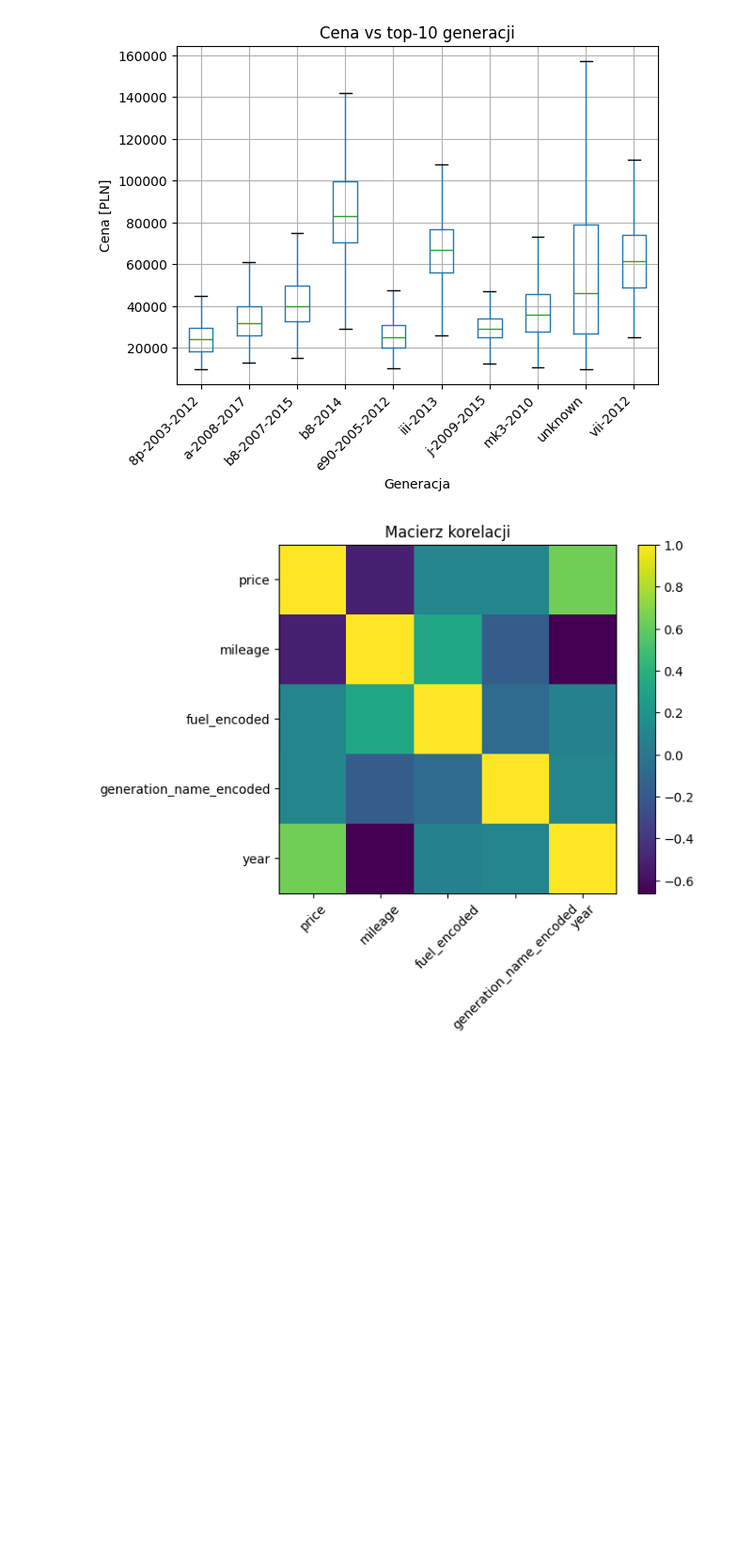
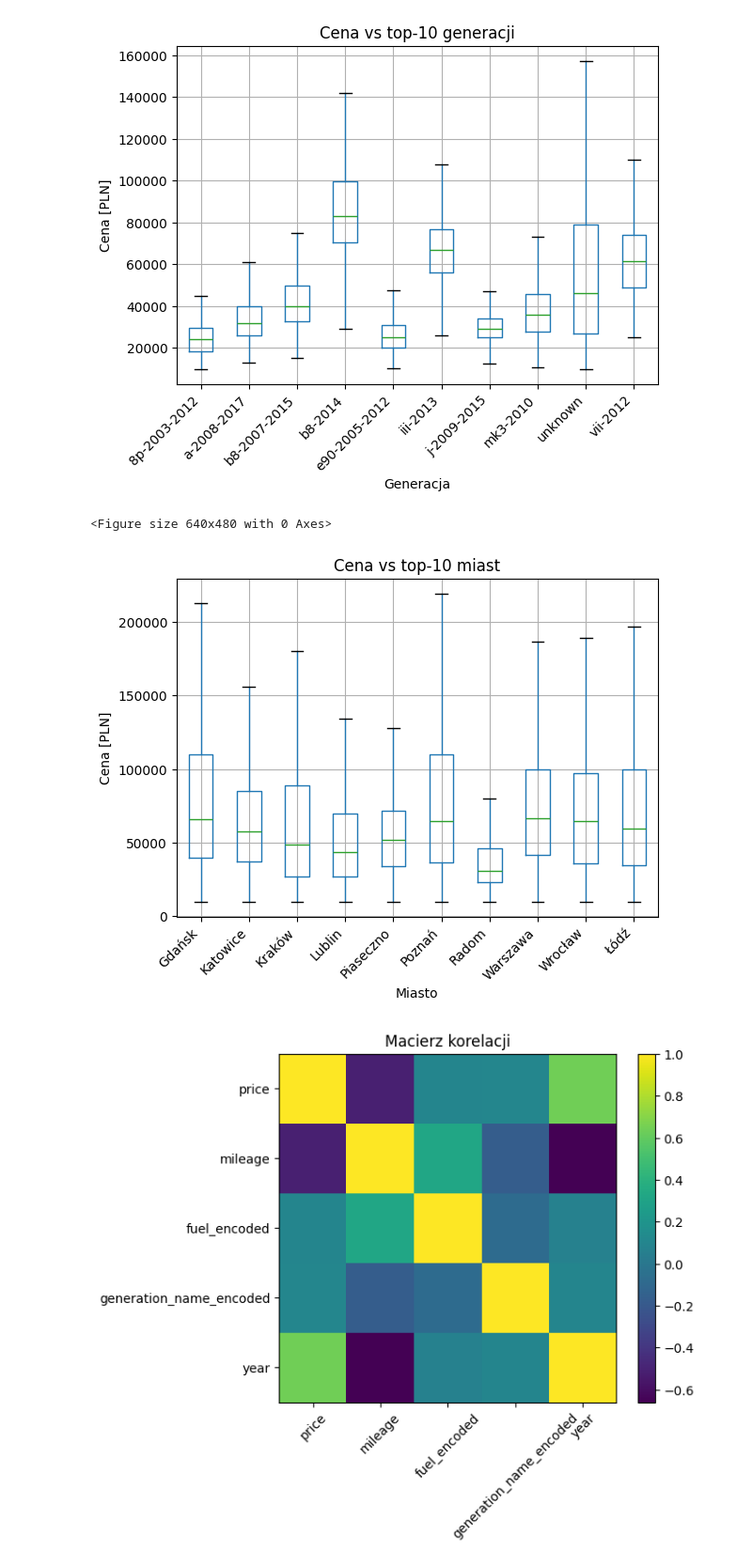
Before and after one commit to AnteDz/ASI, a Jupyter notebook: notebooks/eda_cleaned_data.ipynb, the cells around one changed output. Shown: that part at 94% size. Saved outputs shown, nothing was run; the diff lists cells and outputs as text; code cells hidden in the pictures; blank space fills up the shorter version.

```diff
--- a/notebooks/eda_cleaned_data.ipynb
+++ b/notebooks/eda_cleaned_data.ipynb
@@ -160,6 +162,21 @@ plt.show()
 # %% [output]
 <Figure size 1000x500 with 0 Axes>
 [figure]
+# %%
+#boxplot: cena vs miasto
+top10_cities = df["city"].value_counts().head(10).index.tolist()
+
+plt.figure()
+df[df["city"].isin(top10_cities)].boxplot(column="price", by="city", showfliers=False)
+plt.title("Cena vs top-10 miast")
+plt.suptitle("")
+plt.xlabel("Miasto")
+plt.ylabel("Cena [PLN]")
+plt.xticks(rotation=45, ha="right")
+plt.show()
+# %% [output]
+<Figure size 640x480 with 0 Axes>
+[figure, added]
 # %%
 corr = df[["price","mileage","fuel_encoded","generation_name_encoded","year"]].corr()
 # %%
```
Also changed, not shown: parts of 5 cells of this notebook, 3 other files.
